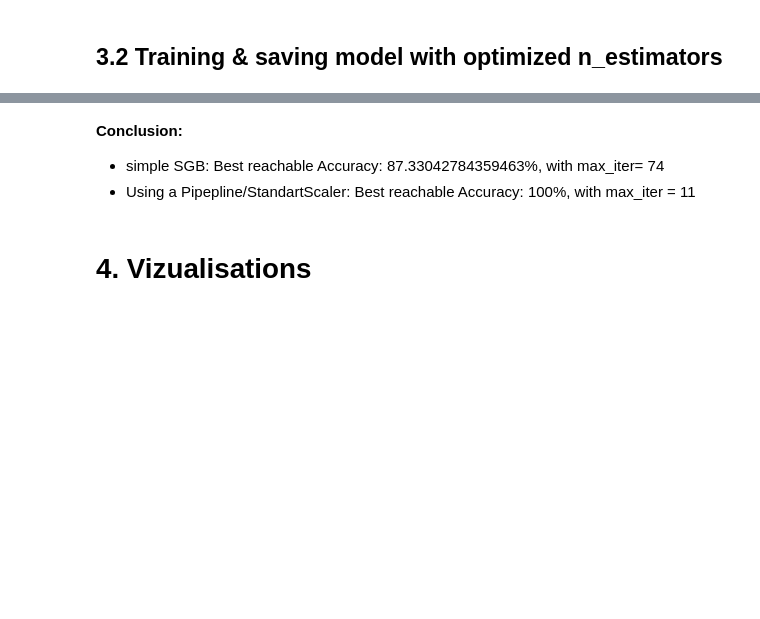
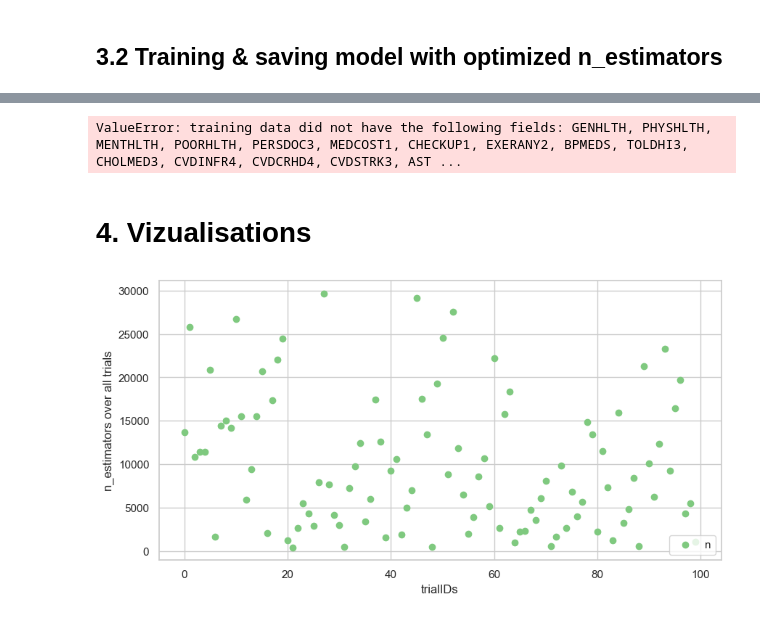
Before and after one commit to puhalskib/adv-p-health, a Jupyter notebook: class_model_evaluation.ipynb, the cells around one changed output, grey strips where cells are left out. Saved outputs shown, nothing was run; the diff lists cells and outputs as text; code cells hidden in the pictures; blank space fills up the shorter version.

Commit message:
cleanup & new model

```diff
--- a/class_model_evaluation.ipynb
+++ b/class_model_evaluation.ipynb
@@ -282,27 +119,43 @@ print (test_groundtruth)
-# %% [markdown]
-**Conclusion:**
-
-- simple SGB: Best reachable Accuracy:  87.33042784359463%, with max_iter= 74
-- Using a Pipepline/StandartScaler: Best reachable Accuracy:  100%, with max_iter = 11
+# %%
+# Usage Example' #################################################################################################
+
+xgb_classifier = pickle.load(open('model_final.pickle', "rb"))
+
+
+# This would be the answers given by the user
+# (here i am getting a random row from the dataset for demonstration)
+example_input = features_test.iloc[576]
+# print(example_input)
+
+
+def make_prediction (xgb_classifier, input):
+    prediction = xgb_classifier.predict(input)
+
+    return prediction
+
+
+prediction = make_prediction(xgb_classifier, example_input)
+print(prediction)
+# %% [output]
+ValueError: training data did not have the following fields: GENHLTH, PHYSHLTH, MENTHLTH, POORHLTH, PERSDOC3, MEDCOST1, CHECKUP1, EXERANY2, BPMEDS, TOLDHI3, CHOLMED3, CVDINFR4, CVDCRHD4, CVDSTRK3, AST ...
 # %% [markdown]
 # **4. Vizualisations**
 # %%
-# Vizualisation
-import seaborn as sns
-from matplotlib import pyplot as plt
+# tested values over all trials
 
-sns.set(style="whitegrid", palette= "Accent")
+sns.set(style="whitegrid", palette="Accent")
 
 tids = [t['tid'] for t in trials.trials]
-max_iter = [t['misc']['vals']['n_estimators']for t in trials]
-
+n_estimators = [t['misc']['vals']['n_estimators']for t in trials]
 
 fig, ax = plt.subplots()
-ax.scatter(tids, max_iter)
+ax.scatter(tids, n_estimators)
 
 ax.legend(('n_estimators'), loc='lower right')
 ax.set_ylabel('n_estimators over all trials')
 ax.set_xlabel('trialIDs')
 fig.set_size_inches(10, 5)
 
 fig.savefig('./visualizations/tested_values.png')
+# %% [output]
+[figure, added]
```
Also changed, not shown: parts of 26 cells of this notebook, 3 other files.
